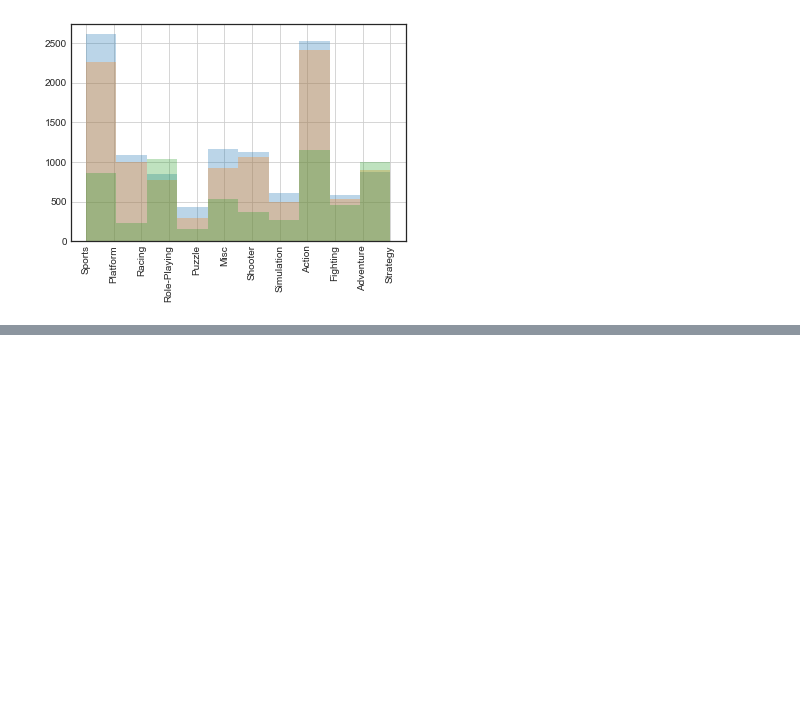
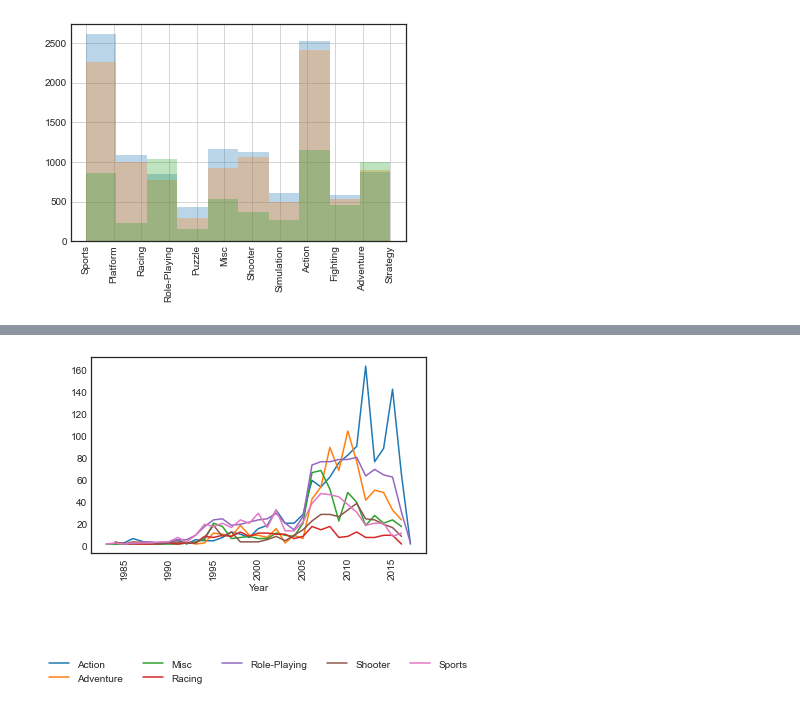
Before and after one commit to chiaracapuano/vgsales, a Jupyter notebook: Capuano_Chiara_vgsales.ipynb, the cells around one changed output, grey strips where cells are left out. Cells and saved outputs as stored; diff of their text form; code cells hidden in the pictures; blank space fills up the shorter version.

```diff
--- a/Capuano_Chiara_vgsales.ipynb
+++ b/Capuano_Chiara_vgsales.ipynb
@@ -166,3 +167,5 @@ plot_trends(EU, 'Genre', 'Year')
 # %%
 JP = df_transform(vgsales_JP, 'Genre', 'Year')
-plot_trends(JP, 'Genre', 'Year')
+plot_trends(JP, 'Genre', 'Year', lst = lst_genre)
+# %% [output]
+[figure, added]
```
Also changed, not shown: parts of 4 cells of this notebook.
